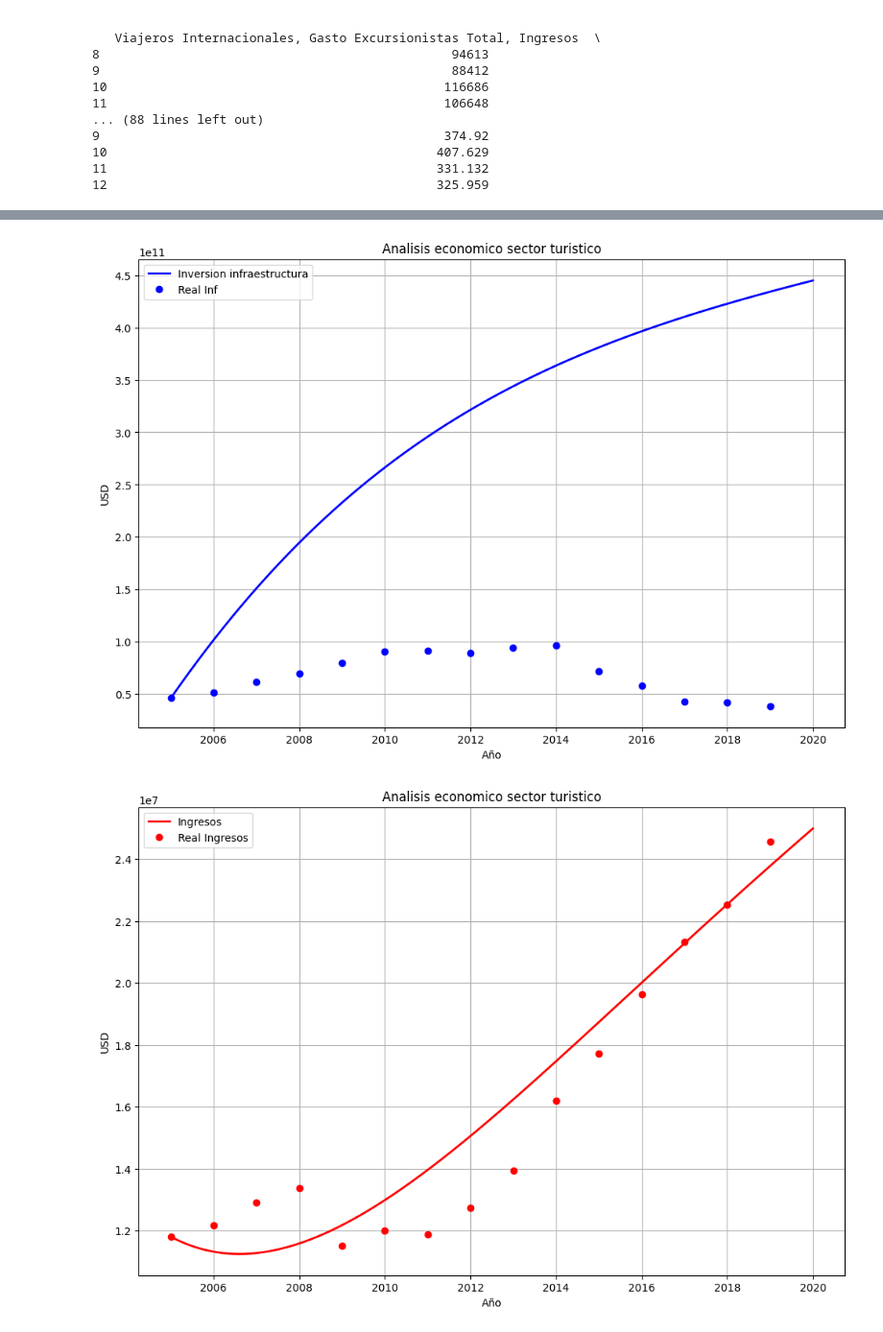
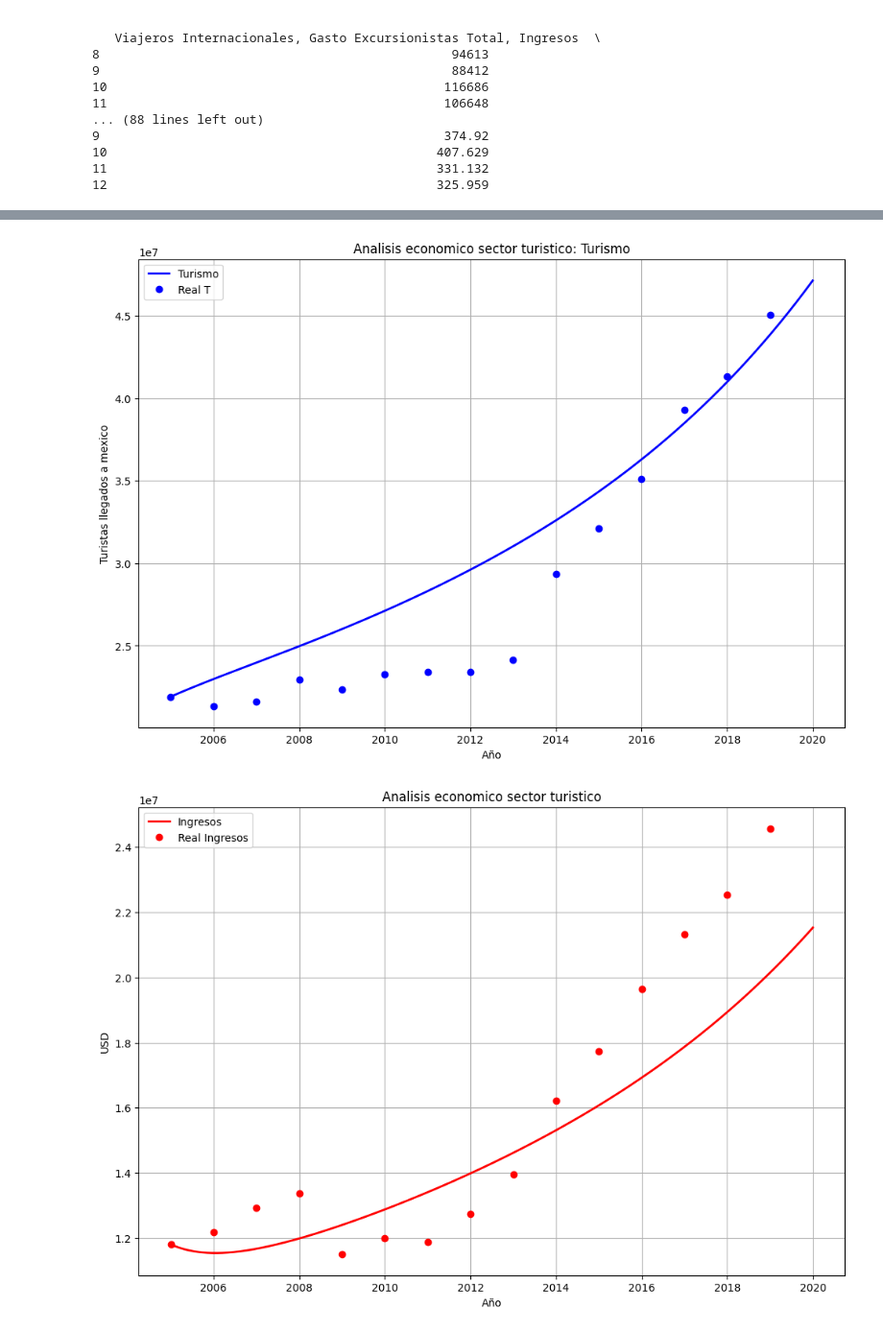
Before and after one commit to Lunaaaalj/MSED, a Jupyter notebook: code/sectores_economia/unificado.ipynb, the cells around one changed output, grey strips where cells are left out. Shown: that part at 96% size. Cells and saved outputs as stored; diff of their text form; code cells hidden in the pictures.

```diff
--- a/code/sectores_economia/unificado.ipynb
+++ b/code/sectores_economia/unificado.ipynb
@@ -89,17 +86,9 @@ df=df.merge(df_inf_mex,on='ANIO',how='inner')
-# %%
-# Conversiones
-
-tasas=pd.read_csv('../../data/processed/turismo_ingresos/tasas_cambio.csv')
-df=df.merge(tasas,on='ANIO',how='inner')
-df['inf mex']=df['inf mex']*df['MXN_to_USD']
-df=df.sort_values('ANIO').reset_index(drop=True)
-df=df[['ANIO','Ingresos mex','Ingresos ch','inf ch','inf mex']]
 # %%
 # Cambios
 df['dI/dt (ch)']=df['Ingresos ch'].diff().fillna(0)
 df['dI/dt (mex)']=df['Ingresos mex'].diff().fillna(0)
-df['dT/dt (ch)']=df['inf ch'].diff().fillna(0)
-df['dT/dt (mex)']=df['inf mex'].diff().fillna(0)
+df['dT/dt (ch)']=df['T ch'].diff().fillna(0)
+df['dT/dt (mex)']=df['T mex'].diff().fillna(0)
 # %%
 # mandarlo todo a un csv
 
@@ -167,12 +156,12 @@ def sistema_edos(t, y):
     c4 =  -0.0344 # tasa de mortalidad mayores
     #const3=-1.404e+06
 
-    a1=8150.2579
-    a2=-1246.9443
-    a3=-0.1564
-    const4=3.223e+10
-    a4=7.916e-06
-    a5=-0.0930
+    a1=-0.7326
+    a2=0.3202
+    a3=0.0792
+    #const4=3.223e+10
+    a4=0.3550
+    a5=-0.7083
     #const5=-3.669e+06
 
 
@@ -183,7 +172,7 @@ def sistema_edos(t, y):
 
     # Ecuaciones Economico
 
-    dyT=a1*et+a2*it+a3*Tt+const4
+    dyT=a1*et+a2*it+a3*Tt#+const4
     dyI=a4*Tt+a5*it#+const5
 
     return [dyJ, dyA, dyE, dyT, dyI]
@@ -204,46 +193,46 @@ def RK4(func, y0, t0, tf, h):
     return t_values, y_values
 
 # y0 = [J, A, E, T, I] en 2005
-y0 = [27858970,65630336,5953231, 46244310000.0, 11803409.721]
+y0 = [27858970,65630336,5953231, 21915000.0, 11803409.721]
 t0, tf, h = 0, 15, 0.01
 
 t, y = RK4(sistema_edos, y0, t0, tf, h)
 # %%
 # Graficacion
 
 years = 2005 + t
 fig, ax = plt.subplots(1, 1, figsize=(12, 8))
 # Modelo
-ax.plot(years, y[:, 3], 'b-', linewidth=2, label='Inversion infraestructura')
+ax.plot(years, y[:, 3], 'b-', linewidth=2, label='Turismo')
 
 # Reales
 
 years_real=df['ANIO']
-ax.plot(years_real,df['inf mex'],'bo',markersize=6,label='Real Inf')
+ax.plot(years_real,df['T mex'],'bo',markersize=6,label='Real T')
 
 
 
-ax.set_title('Analisis economico sector turistico')
+ax.set_title('Analisis economico sector turistico: Turismo')
 ax.set_xlabel('Año')
-ax.set_ylabel('USD')
+ax.set_ylabel('Turistas llegados a mexico')
 ax.grid(True)
 ax.legend()
 plt.show()
 
 fig, bx = plt.subplots(1,1,figsize=(12,8))
 bx.plot(years, y[:, 4], 'r-', linewidth=2, label='Ingresos')
 
 bx.plot(years_real,df['Ingresos mex'],'ro',markersize=6,label='Real Ingresos')
 
 bx.set_title('Analisis economico sector turistico')
 bx.set_xlabel('Año')
 bx.set_ylabel('USD')
 bx.grid(True)
 bx.legend()
 plt.show()
 # %% [output]
-[figure, old version]
+[figure, new version]
-[figure, old version]
+[figure, new version]
 # %%
 # Modelacion chile
 
```
Also changed, not shown: parts of 6 cells of this notebook, 10 other files.
